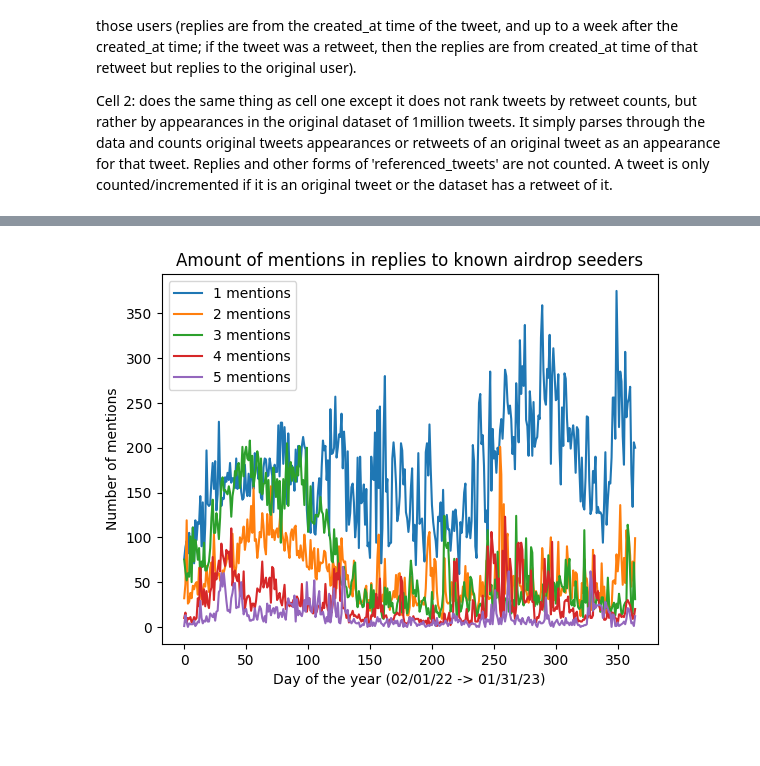
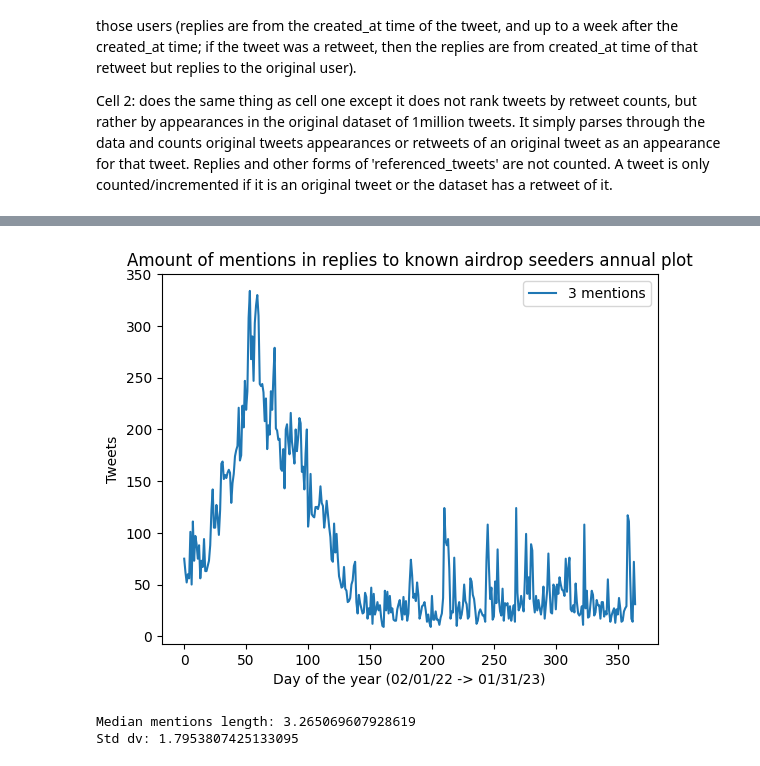
Before and after one commit to colbyeagan/TDAA, a Jupyter notebook: tweets.ipynb, the cells around one changed output, grey strips where cells are left out. Cells and saved outputs as stored; diff of their text form; code cells hidden in the pictures; blank space fills up the shorter version.

Commit message:
graphs

```diff
--- a/tweets.ipynb
+++ b/tweets.ipynb
@@ -1088,9 +1088,11 @@ function1()
 # %%
 import json
 import matplotlib.pyplot as plt
+min_mens = 3
+max_mens = 3
 
 # create a dictionary to store the count of mentions of each length for each json file
-mentions_count = {i: {j: 0 for j in range(1, 6)} for i in range(365)}
+mentions_count = {i: {j: 0 for j in range(min_mens, max_mens+1)} for i in range(365)}
 
 # loop through each json file
 for i in range(365):
@@ -1099,36 +1101,62 @@ for i in range(365):
         json_file = json.load(f)
 
     # loop through each dictionary in the 'data' key
     counter = 0
     for data_dict in json_file['data']:
 
         # loop through each dictionary in the 'mentions' key and count the length of the list
         if 'entities' in data_dict and 'mentions' in data_dict['entities']:
             length = (len(data_dict['entities']['mentions']) - 1)
-            if(length > 5 or length < 1):
+            if(length > max_mens or length < min_mens):
                 continue
             #print(f"i: {i}")
             #print(f"length: {length}")
             mentions_count[i][length] += 1
             counter += 1
-        if counter >= 500:
+        if counter >= 1000:
             break
 
 
 # create a longitudinal line plot
-for j in range(1,6):
+for j in range(min_mens,max_mens+1):
     x = [i for i in range(365)]
     y = [mentions_count[i][j] for i in range(365)]
     label = f"{j} mentions"
     plt.plot(x, y, label=label)
 
 # set the title and labels for the plot
-plt.title("Amount of mentions in replies to known airdrop seeders")
+plt.title("Amount of mentions in replies to known airdrop seeders annual plot")
 plt.xlabel("Day of the year (02/01/22 -> 01/31/23)")
-plt.ylabel("Number of mentions")
+plt.ylabel("Tweets")
 plt.legend()
 
 # display the plot
 plt.show()
 # %% [output]
-[figure, old version]
+[figure, new version]
+# %%
+import json
+import numpy as np
+
+# Create a list to store the length of mentions in each JSON file
+mentions_lengths = []
+
+# Loop through all JSON files
+for i in range(365):
+    with open(f"replies_to_{i}.json", "r") as f:
+        data = json.load(f)
+    for item in data['data']:
+        if 'entities' in item and 'mentions' in item['entities']:
+            if len(item['entities']['mentions']) > 1:
+                mentions_length = len(item['entities']['mentions'])
+                mentions_lengths.append(mentions_length)
+
+# Calculate mean and median of mentions_lengths
+
+mean_mentions = np.mean(mentions_lengths)
+std_dv_mentions = np.std(mentions_lengths)
+print("Mean mentions length:", mean_mentions)
+print("Std dv:", std_dv_mentions)
+# %% [output]
+Median mentions length: 3.265069607928619
+Std dv: 1.7953807425133095
```
Also changed, not shown: parts of 2 cells of this notebook, 1 other file.
